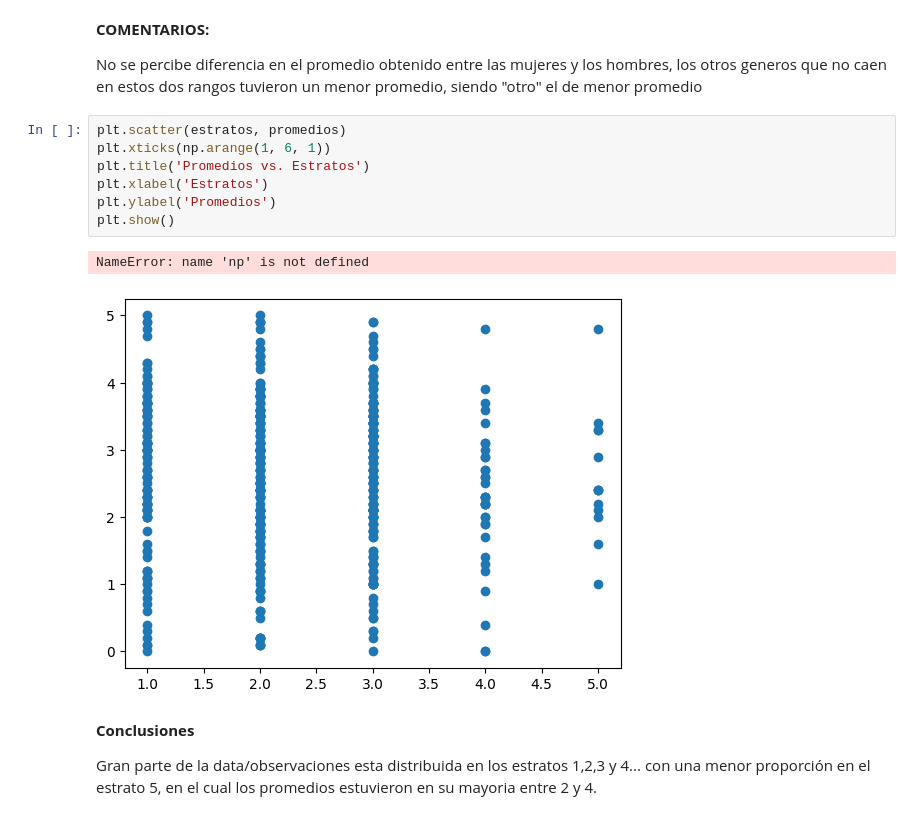
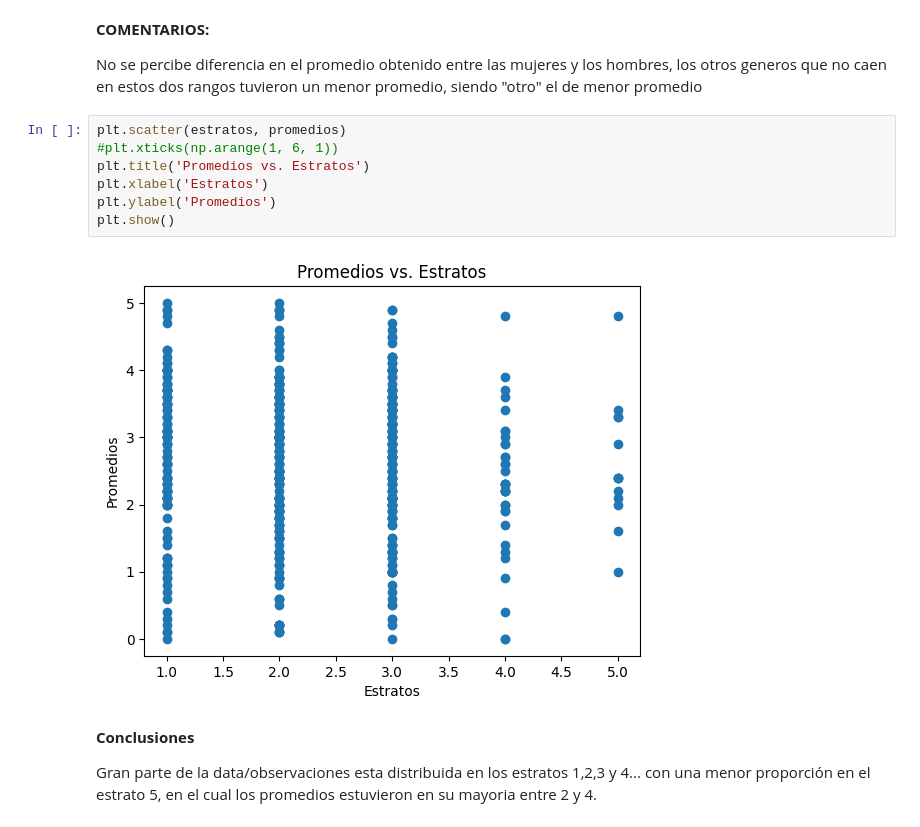
Before and after one commit to sergiobtalero/HerramientasLab1, a Jupyter notebook: Laboratorio-1.ipynb, the cells around one changed output. Cells and saved outputs as stored; diff of their text form.

```diff
--- a/Laboratorio-1.ipynb
+++ b/Laboratorio-1.ipynb
@@ -83,14 +83,13 @@ plt.show()
 No se percibe diferencia en el promedio obtenido entre las mujeres y los hombres, los otros generos que no caen en estos dos rangos tuvieron un menor promedio, siendo "otro" el de menor promedio
 # %%
 plt.scatter(estratos, promedios)
-plt.xticks(np.arange(1, 6, 1))
+#plt.xticks(np.arange(1, 6, 1))
 plt.title('Promedios vs. Estratos')
 plt.xlabel('Estratos')
 plt.ylabel('Promedios')
 plt.show()
 # %% [output]
-NameError: name 'np' is not defined
-[figure, old version]
+[figure, new version]
 # %% [markdown]
 **Conclusiones**
 
```
Also changed, not shown: parts of 5 cells of this notebook.
